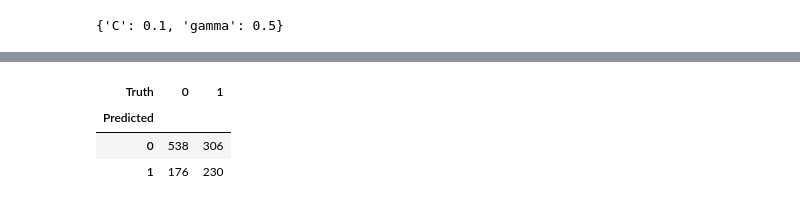
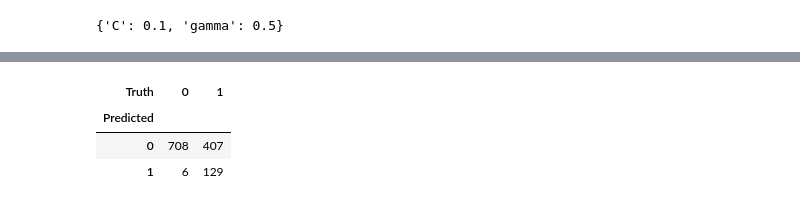
Before and after one commit to wend1k3/Wussap, a Jupyter notebook: vectorMachines.ipynb, the cells around one changed output, grey strips where cells are left out. Saved outputs shown, nothing was run; the diff lists cells and outputs as text; code cells hidden in the pictures.

```diff
--- a/vectorMachines.ipynb
+++ b/vectorMachines.ipynb
@@ -49,6 +67,6 @@ x_test = test[["AI_Interaction_Level", "Satisfaction_with_AI_Services"]]
 y_train =train["Customer_Churn"]
 y_test = test["Customer_Churn"]
 # %%
-rbf = SVC(kernel="rbf",gamma=1.2,C=1)
+rbf = SVC(kernel="rbf",gamma=1,C=10)
 rbf.fit(x_train,y_train)
 # %% [output]
@@ -75,22 +92,0 @@ roc_curve(rbf,x_test,y_test,name="Training",color="r",ax=ax)
-# %%
-import sklearn.model_selection as skm
-from sklearn.model_selection import RandomizedSearchCV
-from scipy.stats import expon, randint
-
-# Define your k-fold cross-validation
-kfold = skm.KFold(5, random_state=0, shuffle=True)
-
-# Define the parameter distribution rather than a grid
-param_dist = {
-    'C': expon(scale=100), # Continuous distribution over a positive range (for 'C')
-    'gamma': [0.5, 1, 2, 3, 4] # Discrete values for 'gamma'
-}
-
-# Initialize RandomizedSearchCV with the RBF model
-random_search = RandomizedSearchCV(rbf, param_distributions=param_dist, n_iter=100, refit=True, cv=kfold, scoring='accuracy', random_state=0)
-
-# Fit RandomizedSearchCV
-random_search.fit(x_train, y_train)
-
-# Print the best parameters
-print("Best parameters:", random_search.best_params_)
@@ -103,0 +93,7 @@ plot_svm(x_train,y_train,rbf,ax=ax)
+# %%
+param_grid = [
+    {'C':[0.5,1,10,100],'gamma':[10,1,0.1,0.01,0.001,0.0001],'kernel':['rbf']},
+]
+optimal_params = skm.GridSearchCV(SVC(),param_grid,cv=5,scoring="accuracy",verbose=0)
+optimal_params.fit(x_train,y_train)
+optimal_params.best_params_
@@ -166,13 +164,13 @@ Best score:  0.575
 # %%
-svm_new     =     SVC( kernel ="rbf",gamma=3,C=549)
+svm_new     =     SVC( kernel ="rbf",gamma=5,C=1000)
 svm_new .fit(x_train ,     y_train )
 y_hat_test     =    svm_new . predict (x_test )
 confusion_table (y_hat_test ,     y_test)
 # %% [output]
 | Truth | 0 | 1 |
 | Predicted |  |  |
-| 0 | 538 | 306 |
-| 1 | 176 | 230 |
+| 0 | 708 | 407 |
+| 1 | 6 | 129 |
 # %%
 accuracy = accuracy_score(y_test, y_hat_test)
 print(f"Accuracy: {accuracy:.2%}")
```
Also changed, not shown: parts of 18 cells of this notebook.
